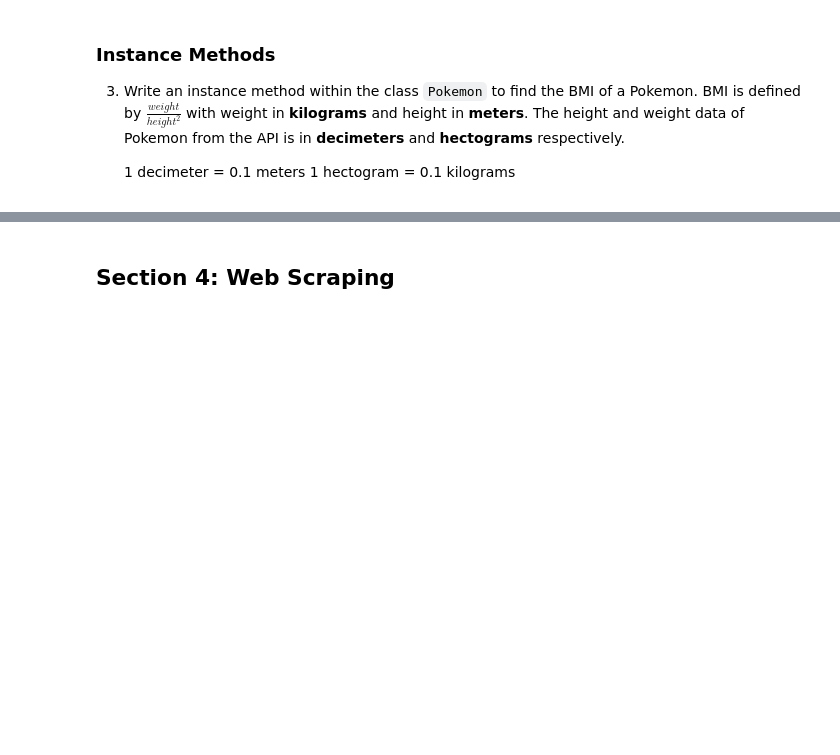
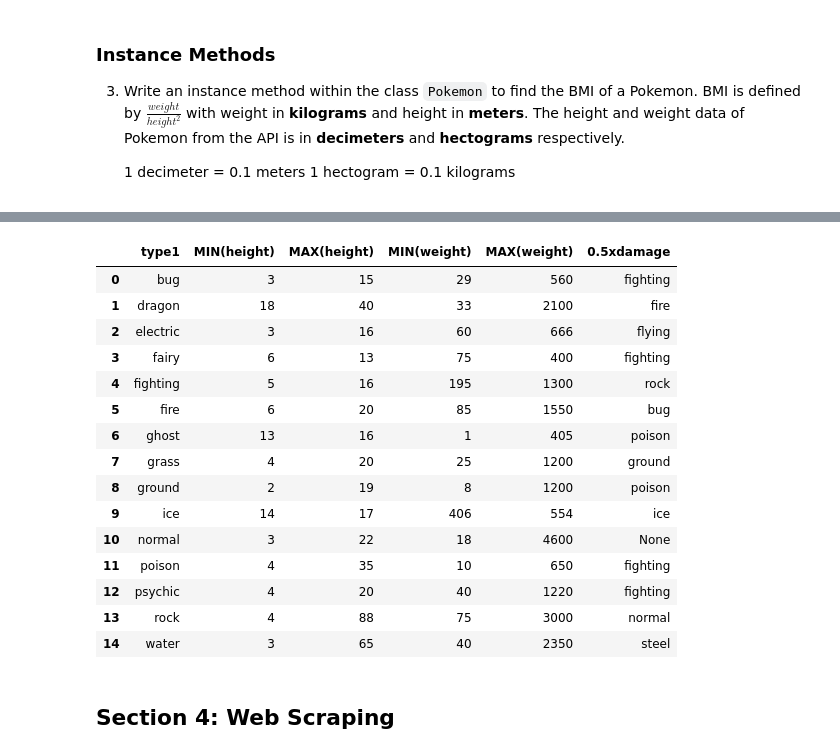
Before and after one commit to learn-co-students/module-2-assessment-round-1-nyc-ds-071519-module-2-assessment-round-1-1565011659, a Jupyter notebook: index.ipynb, the cells around one changed output, grey strips where cells are left out. Cells and saved outputs as stored; diff of their text form; code cells hidden in the pictures; blank space fills up the shorter version.

````diff
--- a/index.ipynb
+++ b/index.ipynb
@@ -61,18 +67,31 @@ For `Types` and `Abilities`, you might want to write helper functions to have ea
 ```
 # %%
 # you may define helper functions for types and abilities here
+def get_abilities(row):
+    return [ability['ability']['name'] for ability in row['abilities']]
+
+def get_types(row):
+    return[poke_type['type']['name'] for poke_type in row['types']]
 # %%
 
 def get_pokedata(url):
-
     """
     url is a string of the URL that will get you the relevant info from the API
 
     this function should return the dictionary for ONE pokemon
 
     """
-
-    pass
+    response = requests.get(url)
+    data = response.json()
+    return {
+        'ID':data['id'],
+        'name':data['name'],
+        'base_experience':data['base_experience'],
+        'weight': data['weight'],
+        'height': data['height'],
+        'types': get_types(data),
+        'abilities': get_abilities(data)
+    }
 # %% [markdown]
 ### Pagination
 
@@ -102,12 +141,10 @@ Assign to "pokedata" the list of 151 dictionaries.
 You may use your function from the previous question.
 
 """
-
+pokedata= []
 # Your code here
-
-
-
-pokedata = None
+for pokemon in requests.get(url).json()['results']:
+    pokedata.append(get_pokedata(pokemon['url']))
 # %%
 # printing first and last elements
 
@@ -223,3 +369,29 @@ pd.read_sql(q5, cnx)
+# %%
+#query the top 5 most common type1s, the minimum height, maximum height,
+#minimum weight and maximum weight of pokemon with those type1s, and what
+#associated type they do "0.5xdamage" to
+q5 = 'SELECT type1, MIN(height), MAX(height), MIN(weight), MAX(weight), "0.5xdamage" \
+        FROM pokemon p \
+        JOIN types t ON p.type1 = t.name \
+        GROUP BY type1;'
+pd.read_sql(q5, cnx)
+# %% [output]
+|  | type1 | MIN(height) | MAX(height) | MIN(weight) | MAX(weight) | 0.5xdamage |
+| 0 | bug | 3 | 15 | 29 | 560 | fighting |
+| 1 | dragon | 18 | 40 | 33 | 2100 | fire |
+| 2 | electric | 3 | 16 | 60 | 666 | flying |
+| 3 | fairy | 6 | 13 | 75 | 400 | fighting |
+| 4 | fighting | 5 | 16 | 195 | 1300 | rock |
+| 5 | fire | 6 | 20 | 85 | 1550 | bug |
+| 6 | ghost | 13 | 16 | 1 | 405 | poison |
+| 7 | grass | 4 | 20 | 25 | 1200 | ground |
+| 8 | ground | 2 | 19 | 8 | 1200 | poison |
+| 9 | ice | 14 | 17 | 406 | 554 | ice |
+| 10 | normal | 3 | 22 | 18 | 4600 | None |
+| 11 | poison | 4 | 35 | 10 | 650 | fighting |
+| 12 | psychic | 4 | 20 | 40 | 1220 | fighting |
+| 13 | rock | 4 | 88 | 75 | 3000 | normal |
+| 14 | water | 3 | 65 | 40 | 2350 | steel |
 # %% [markdown]
 ## Section 4: Web Scraping
 # %% [markdown]
````
Also changed, not shown: parts of 25 cells of this notebook.
